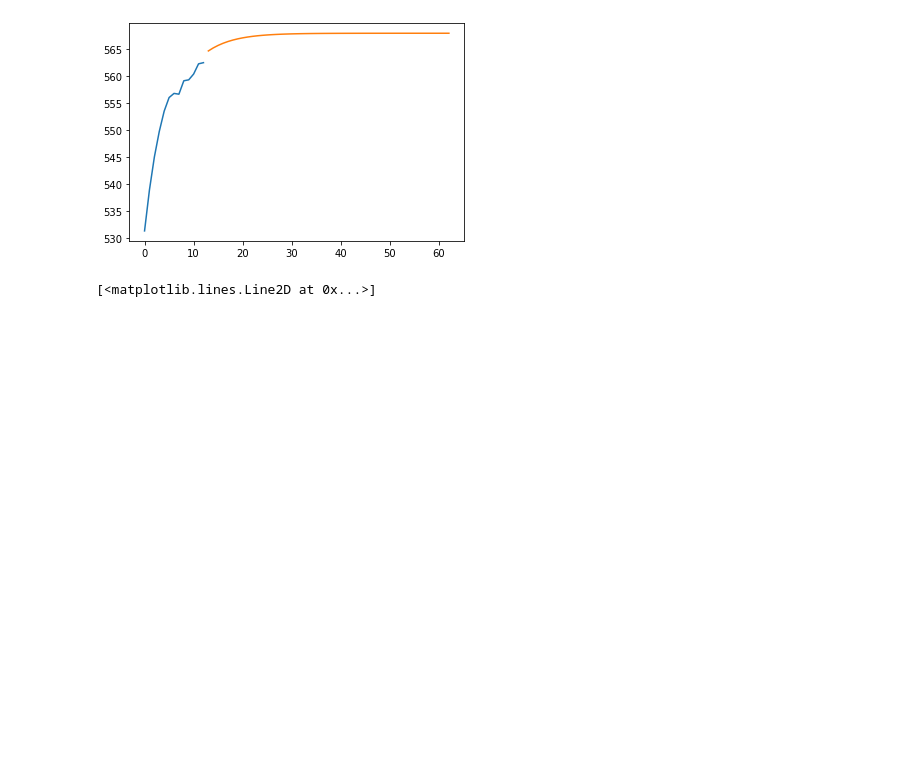
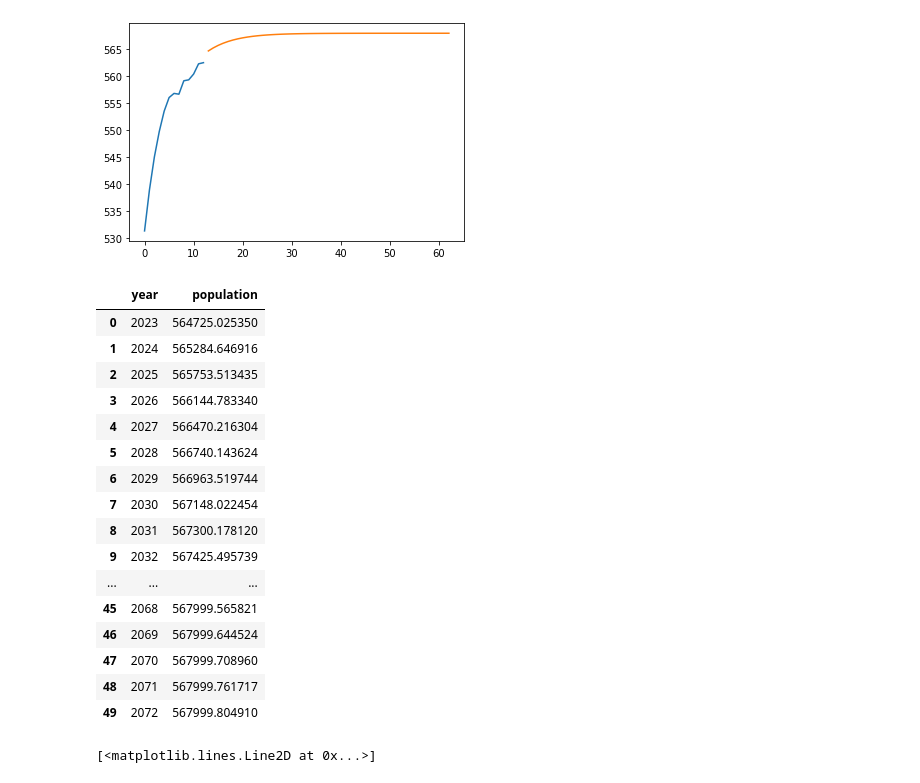
Before and after one commit to EulerPascal404/M3Practice, a Jupyter notebook: scripts/modeling_part2.ipynb, the cells around one changed output. Saved outputs shown, nothing was run; the diff lists cells and outputs as text; code cells hidden in the pictures; blank space fills up the shorter version.

```diff
--- a/scripts/modeling_part2.ipynb
+++ b/scripts/modeling_part2.ipynb
@@ -60,6 +60,26 @@ albuquerque_pop_data = pd.DataFrame({
 })
 
 albuquerque_pop_data.to_csv("albuquerque_population_data.csv", index=False)
+# %%
+albuquerque_pop_data
+# %% [output]
+|  | year | population |
+| 0 | 2023 | 564725.025350 |
+| 1 | 2024 | 565284.646916 |
+| 2 | 2025 | 565753.513435 |
+| 3 | 2026 | 566144.783340 |
+| 4 | 2027 | 566470.216304 |
+| 5 | 2028 | 566740.143624 |
+| 6 | 2029 | 566963.519744 |
+| 7 | 2030 | 567148.022454 |
+| 8 | 2031 | 567300.178120 |
+| 9 | 2032 | 567425.495739 |
+| ... | ... | ... |
+| 45 | 2068 | 567999.565821 |
+| 46 | 2069 | 567999.644524 |
+| 47 | 2070 | 567999.708960 |
+| 48 | 2071 | 567999.761717 |
+| 49 | 2072 | 567999.804910 |
 # %%
 import scipy.optimize as opt
 
```
Also changed, not shown: parts of 1 cell of this notebook, 1 other file.
